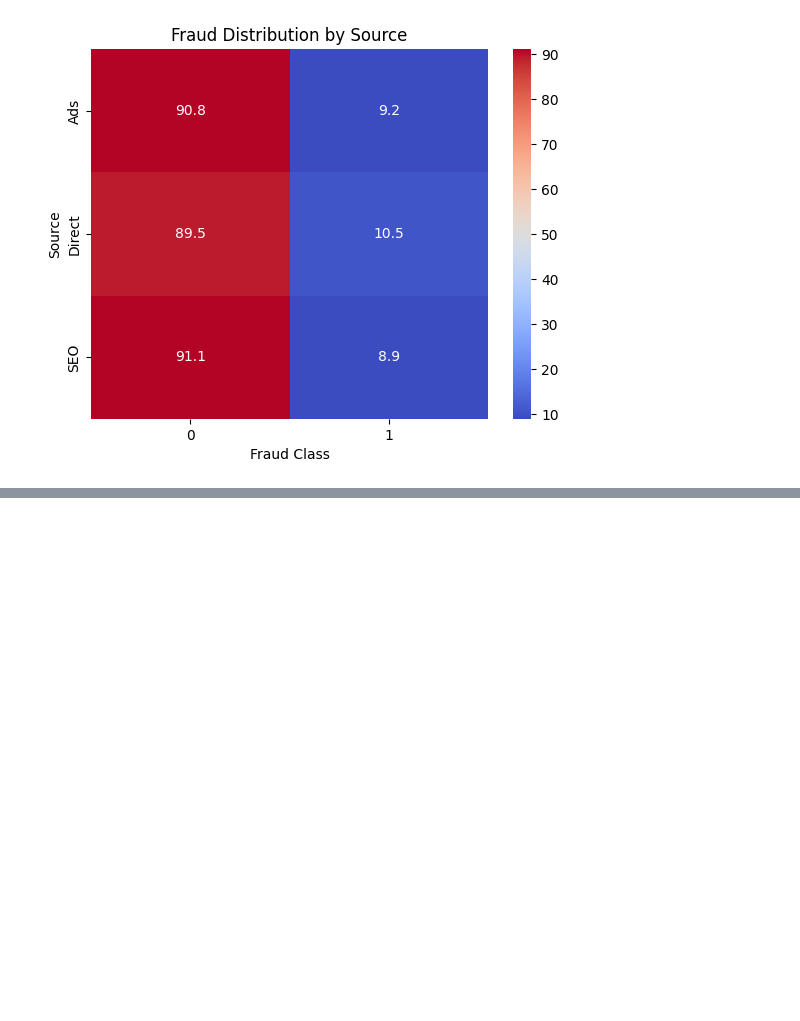
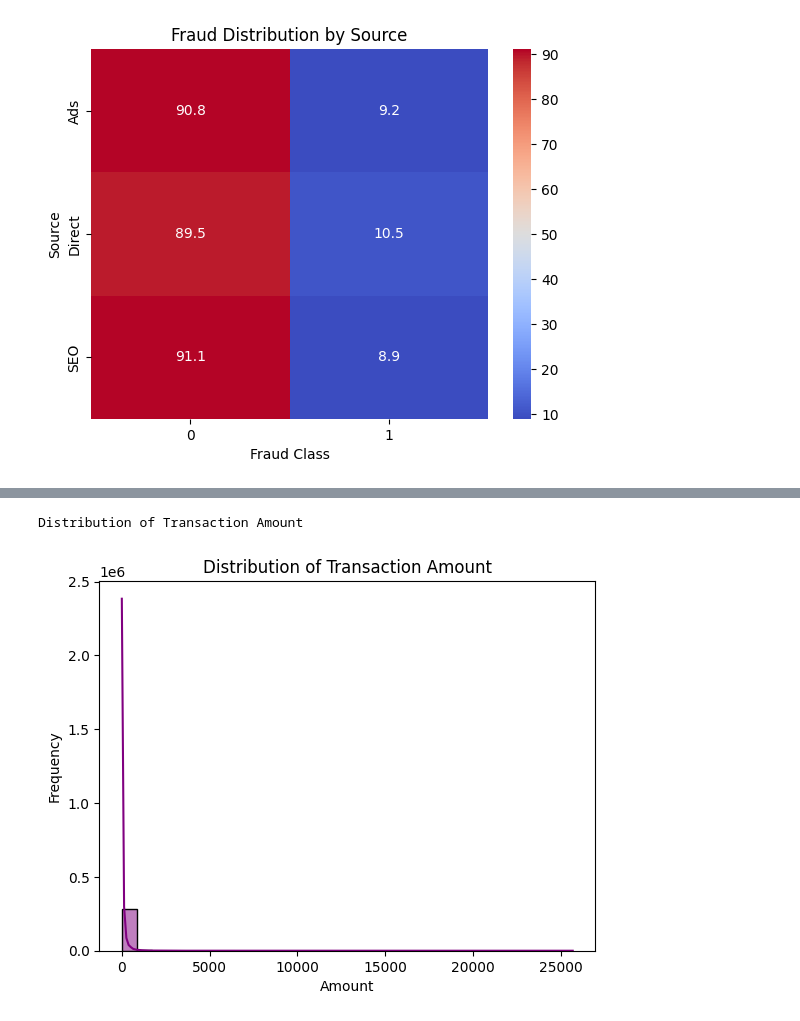
Before and after one commit to Gede-A/fraud_detection_project, a Jupyter notebook: notebooks/01_data_exploration.ipynb, the cells around one changed output, grey strips where cells are left out. Drawn from its saved outputs; the diff is of its cells as text; code cells hidden in the pictures; blank space fills up the shorter version.

Commit message:
normalizing the data

```diff
--- a/notebooks/01_data_exploration.ipynb
+++ b/notebooks/01_data_exploration.ipynb
@@ -359,11 +424,14 @@ print(creditcard_data[['Amount']].describe())
 # %%
 # Distribution of Transaction Amount
 print('Distribution of Transaction Amount')
-sns.histplot(creditcard_data['Amount'], bins=30, kde=True, color='purple')
+sns.histplot(credit_card['Amount'], bins=30, kde=True, color='purple')
 plt.title('Distribution of Transaction Amount')
 plt.xlabel('Amount')
 plt.ylabel('Frequency')
 plt.show()
+# %% [output]
+Distribution of Transaction Amount
+[figure, added]
 # %%
 # Distribution of a PCA Feature (e.g., V1)
 print('Distribution of a PCA Feature')
```
Also changed, not shown: parts of 7 cells of this notebook.
